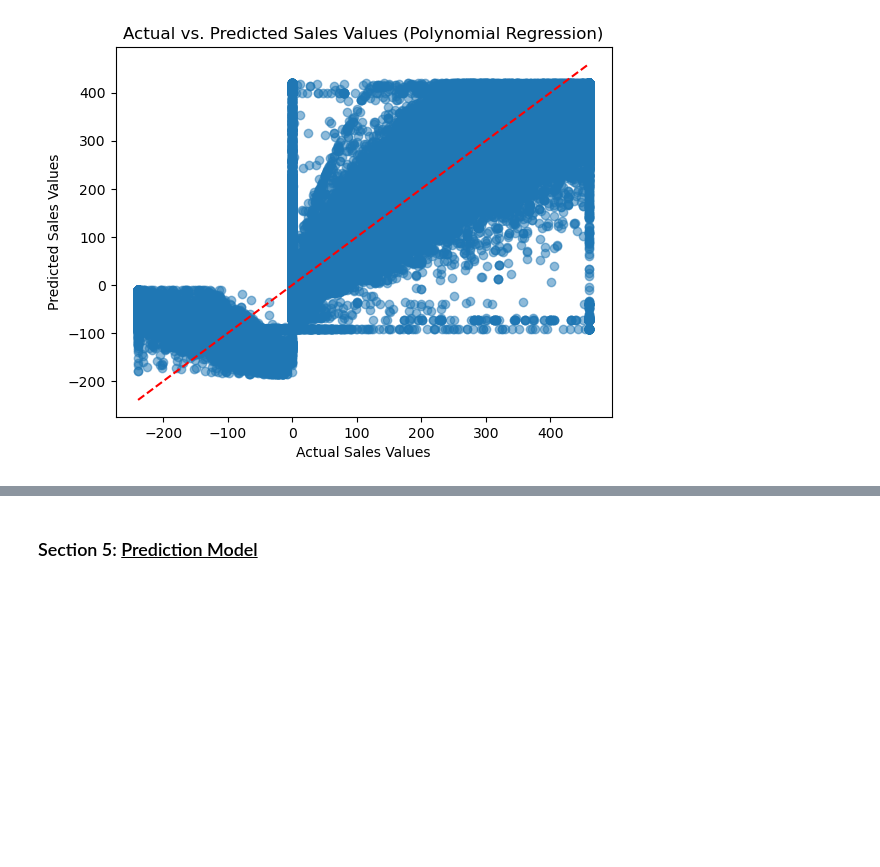
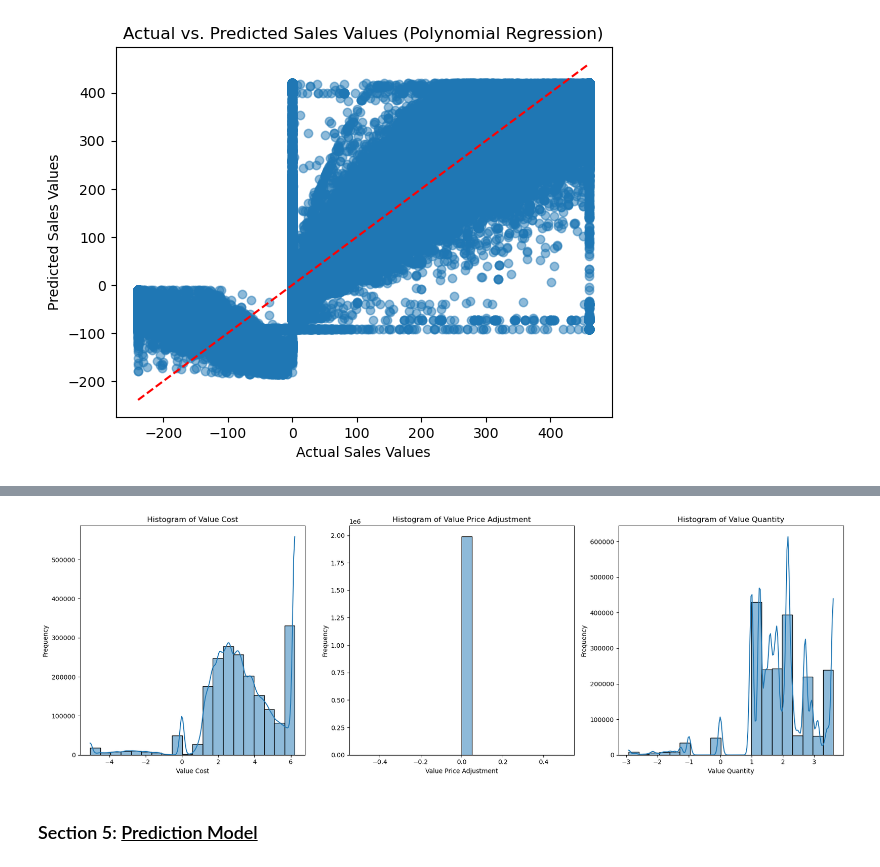
Before and after one commit to arjuuadhikari/BUS-8000, a Jupyter notebook: Group Project Data and Description-20241104/Group Work Busa8000-Copy1.ipynb, the cells around one changed output, grey strips where cells are left out. Saved outputs shown, nothing was run; the diff lists cells and outputs as text; code cells hidden in the pictures; blank space fills up the shorter version.

```diff
--- a/Group Project Data and Description-20241104/Group Work Busa8000-Copy1.ipynb
+++ b/Group Project Data and Description-20241104/Group Work Busa8000-Copy1.ipynb
@@ -909,10 +908,0 @@ plt.show()
-# %%
-# First, ensure that the 'value_sales' and 'value_cost' columns exist in the data
-if 'value_sales' in data.columns and 'value_cost' in data.columns:
-    # Calculate profit margin and add it as a new column
-    data['profit_margin'] = (data['value_sales'] - data['value_cost']) / data['value_sales']
-
-    # Check the variance of profit_margin
-    print("Variance of profit_margin:", data['profit_margin'].var())
-else:
-    print("The columns 'value_sales' and 'value_cost' are not found in the data.")
@@ -921,7 +908,0 @@ Variance of profit_margin: nan
-# %%
-# Recalculate profit_margin to ensure correctness
-data['profit_margin'] = (data['value_sales'] - data['value_cost']) / data['value_sales']
-
-# Check for any NaN or infinity values in profit_margin
-print("NaN values in profit_margin:", data['profit_margin'].isna().sum())
-print("Infinite values in profit_margin:", np.isinf(data['profit_margin']).sum())
@@ -931,3 +908,0 @@ Infinite values in profit_margin: 22002
-# %%
-# Remove rows where value_sales is zero to avoid division by zero
-data = data[data['value_sales'] != 0]
@@ -997,3 +953,30 @@ These findings can help the management team make strategic decisions on cost con
+# %%
+# Set up the figure and axes
+fig, axes = plt.subplots(1, 3, figsize=(18, 6))
+
+# Histogram for value_cost
+sns.histplot(data['value_cost'], bins=20, kde=True, ax=axes[0])
+axes[0].set_title('Histogram of Value Cost')
+axes[0].set_xlabel('Value Cost')
+axes[0].set_ylabel('Frequency')
+
+# Histogram for value_price_adjustment
+sns.histplot(data['value_price_adjustment'], bins=20, kde=True, ax=axes[1])
+axes[1].set_title('Histogram of Value Price Adjustment')
+axes[1].set_xlabel('Value Price Adjustment')
+axes[1].set_ylabel('Frequency')
+
+# Histogram for value_quantity
+sns.histplot(data['value_quantity'], bins=20, kde=True, ax=axes[2])
+axes[2].set_title('Histogram of Value Quantity')
+axes[2].set_xlabel('Value Quantity')
+axes[2].set_ylabel('Frequency')
+
+# Adjust layout
+plt.tight_layout()
+plt.show()
+# %% [output]
+[figure, added]
 # %% [markdown]
 <h3>Section 5: <u>Prediction Model</u></h3>
 # %%
```
Also changed, not shown: parts of 10 cells of this notebook.
